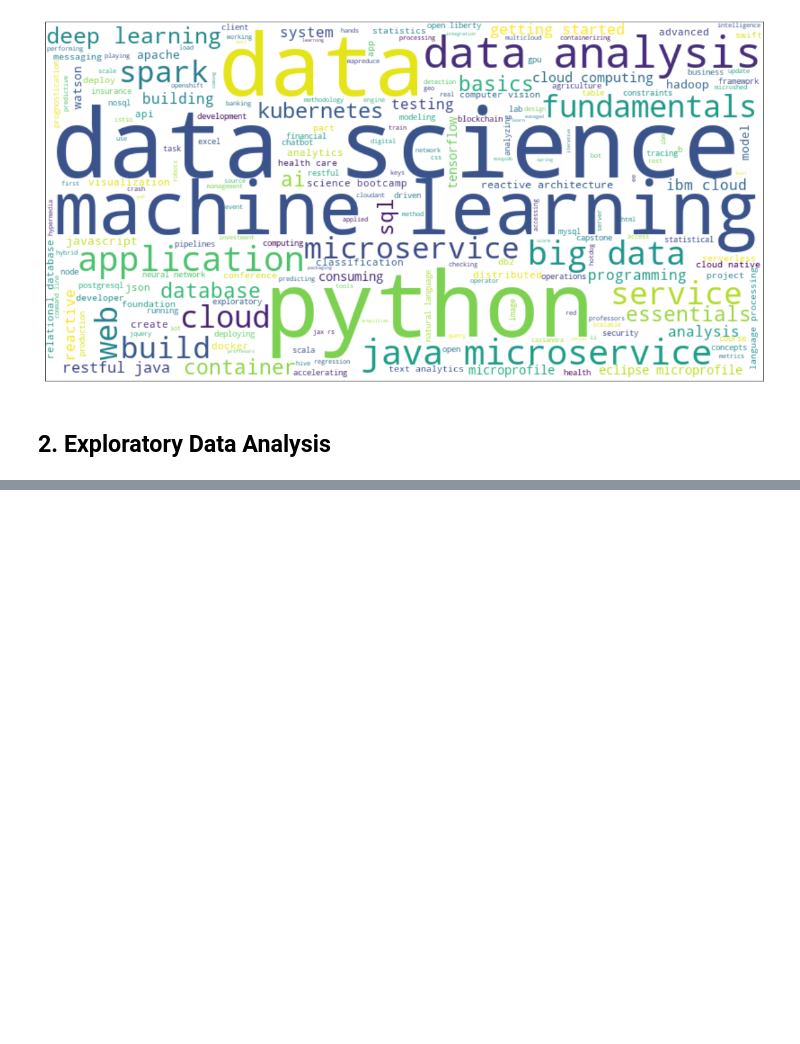
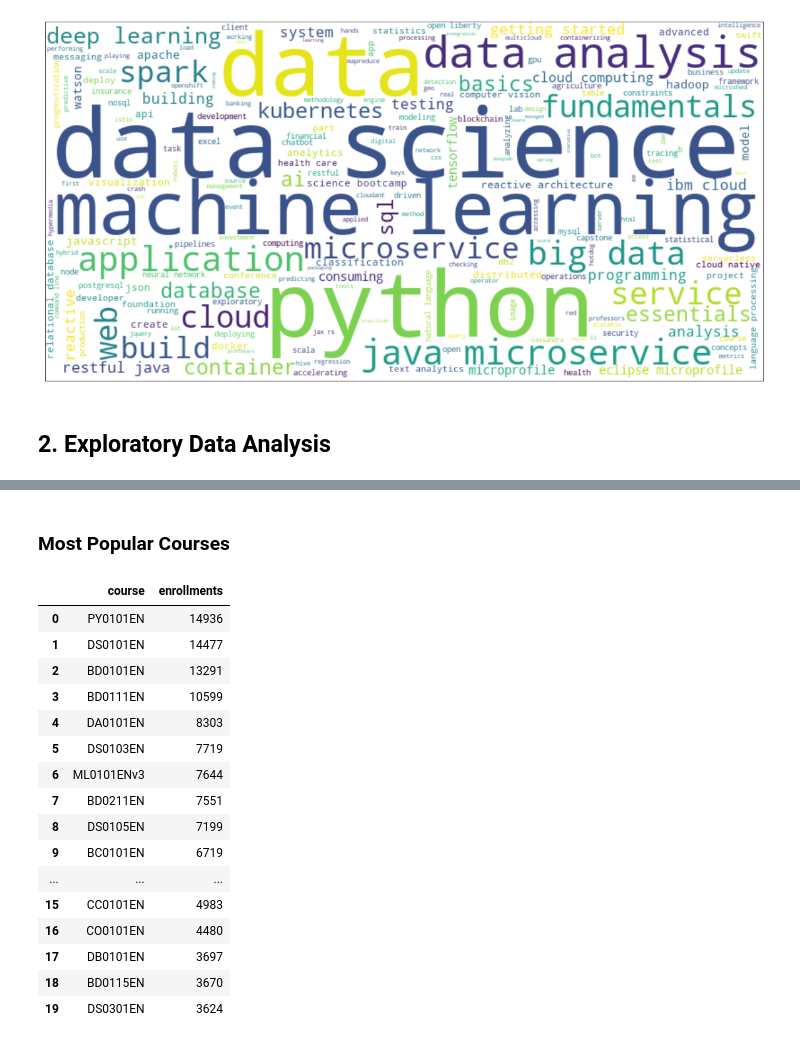
Before and after one commit to mxagar/course_recommender_streamlit, a Jupyter notebook: notebooks/01_EDA.ipynb, the cells around one changed output, grey strips where cells are left out. Cells and saved outputs as stored; diff of their text form; code cells hidden in the pictures; blank space fills up the shorter version.

```diff
--- a/notebooks/01_EDA.ipynb
+++ b/notebooks/01_EDA.ipynb
@@ -158,0 +245,25 @@ plt.show()
+# %% [markdown]
+### Most Popular Courses
+# %%
+# Top 20 courses, i.e., the ones with most enrollments
+popular_courses = pd.DataFrame(ratings_df.groupby('item').size().sort_values(ascending=False)[:20]).reset_index()
+popular_courses.columns = ['course', 'enrollments']
+popular_courses
+# %% [output]
+|  | course | enrollments |
+| 0 | PY0101EN | 14936 |
+| 1 | DS0101EN | 14477 |
+| 2 | BD0101EN | 13291 |
+| 3 | BD0111EN | 10599 |
+| 4 | DA0101EN | 8303 |
+| 5 | DS0103EN | 7719 |
+| 6 | ML0101ENv3 | 7644 |
+| 7 | BD0211EN | 7551 |
+| 8 | DS0105EN | 7199 |
+| 9 | BC0101EN | 6719 |
+| ... | ... | ... |
+| 15 | CC0101EN | 4983 |
+| 16 | CO0101EN | 4480 |
+| 17 | DB0101EN | 3697 |
+| 18 | BD0115EN | 3670 |
+| 19 | DS0301EN | 3624 |
```
Also changed, not shown: parts of 14 cells of this notebook.
